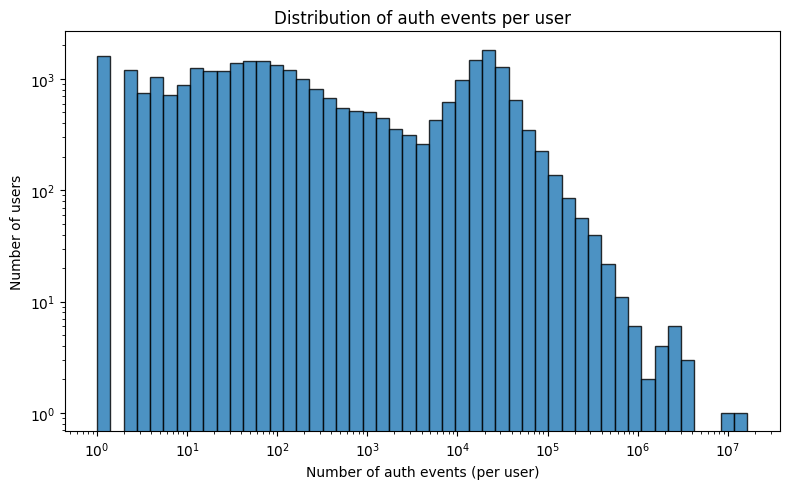
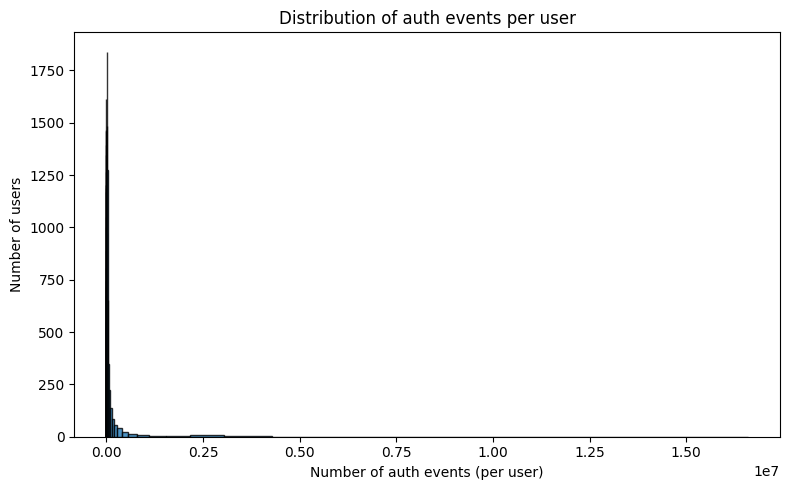
Unified diff of the notebook cell whose output changed from the first chart to the second:
--- before
+++ after
@@ -13,6 +13,4 @@
 bins = np.logspace(np.log10(counts.min()), np.log10(counts.max()), 50)
 ax.hist(counts, bins=bins, edgecolor="black", alpha=0.8)
-ax.set_xscale("log")
-ax.set_yscale("log")  # optional — drop if you want a linear y-axis
 ax.set_xlabel("Number of auth events (per user)")
 ax.set_ylabel("Number of users")

Commit: time